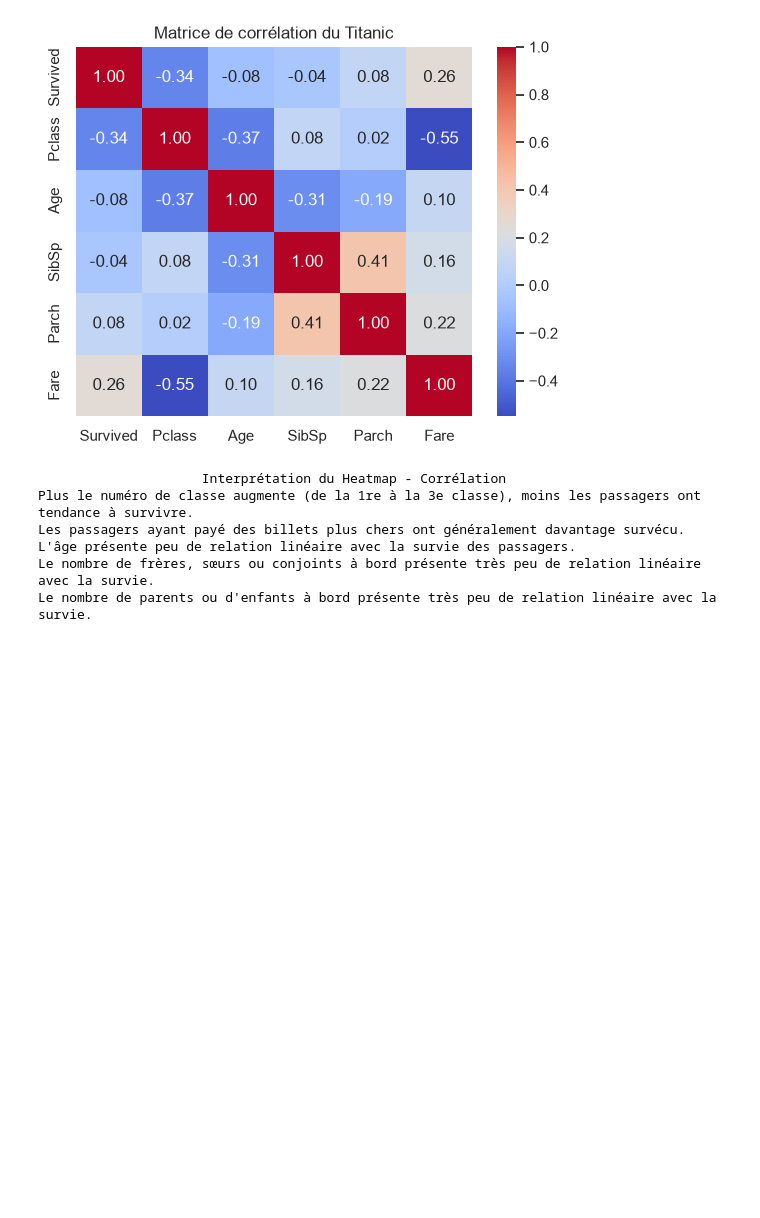
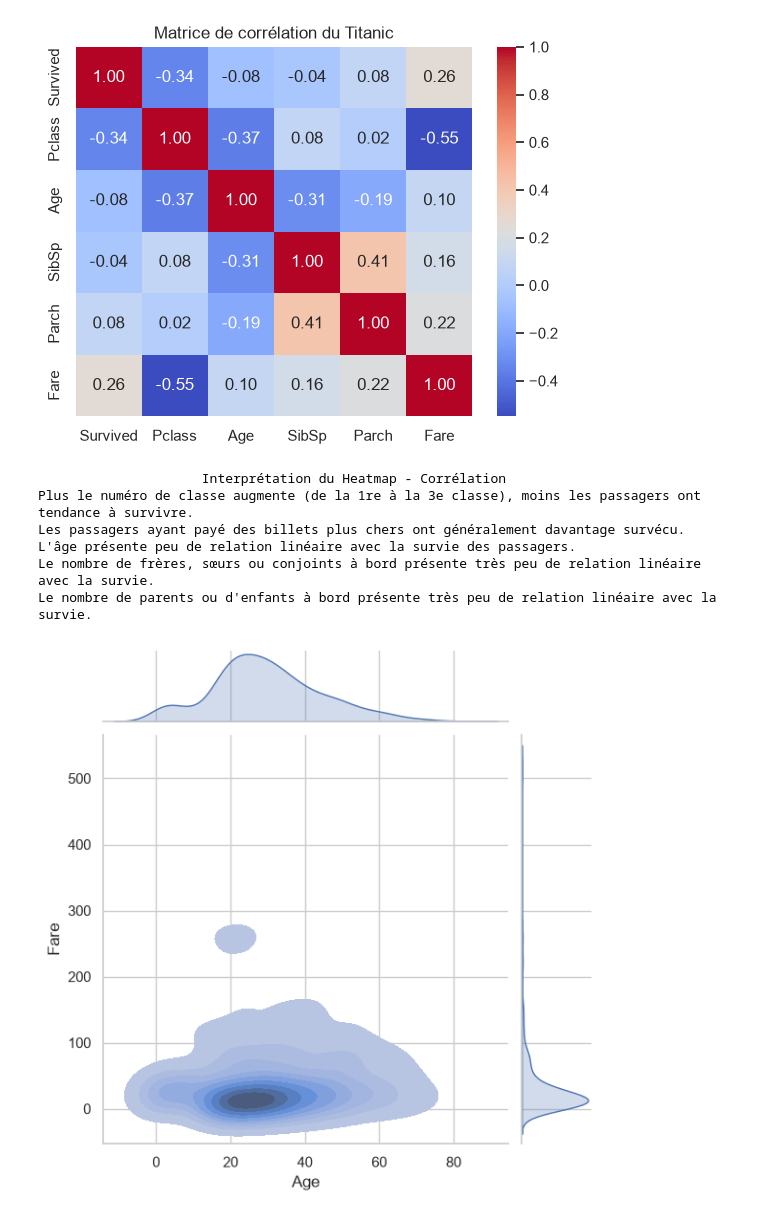
Before and after one commit to jaelle937/Projet-hackathon, a Jupyter notebook: Data vizualisation/seaborn.ipynb, the cells around one changed output. Saved outputs shown, nothing was run; the diff lists cells and outputs as text; code cells hidden in the pictures; blank space fills up the shorter version.

```diff
--- a/Data vizualisation/seaborn.ipynb
+++ b/Data vizualisation/seaborn.ipynb
@@ -52,30 +52,42 @@ correlation = df[colonnes].corr()
 
 sns.heatmap(
     correlation,
     annot=True,
     cmap="coolwarm",
     fmt=".2f"
 )
 
 plt.title("Matrice de corrélation du Titanic")
 plt.show()
 
 #analyse du heatmap - interprétation
 print("                     Interprétation du Heatmap - Corrélation                   ")
 print("Plus le numéro de classe augmente (de la 1re à la 3e classe), moins les passagers ont tendance à survivre.")
 print("Les passagers ayant payé des billets plus chers ont généralement davantage survécu.")
 print("L'âge présente peu de relation linéaire avec la survie des passagers.")
 print("Le nombre de frères, sœurs ou conjoints à bord présente très peu de relation linéaire avec la survie.")
 print("Le nombre de parents ou d'enfants à bord présente très peu de relation linéaire avec la survie.")
+
+#KDE
+sns.jointplot(
+    data=df,
+    x="Age",
+    y="Fare",
+    kind="kde",
+    fill=True
+)
+
+plt.show()
 # %% [output]
 [figure]
 [figure]
 [figure]
 [figure]
 [figure]
                      Interprétation du Heatmap - Corrélation
 Plus le numéro de classe augmente (de la 1re à la 3e classe), moins les passagers ont tendance à survivre.
 Les passagers ayant payé des billets plus chers ont généralement davantage survécu.
 L'âge présente peu de relation linéaire avec la survie des passagers.
 Le nombre de frères, sœurs ou conjoints à bord présente très peu de relation linéaire avec la survie.
 Le nombre de parents ou d'enfants à bord présente très peu de relation linéaire avec la survie.
+[figure, added]
```
